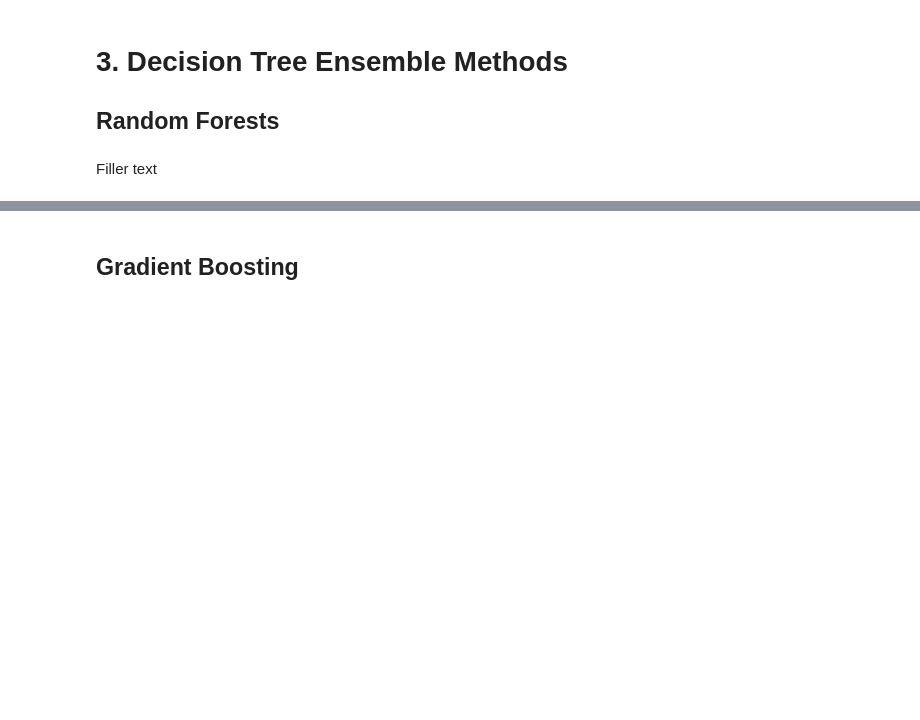
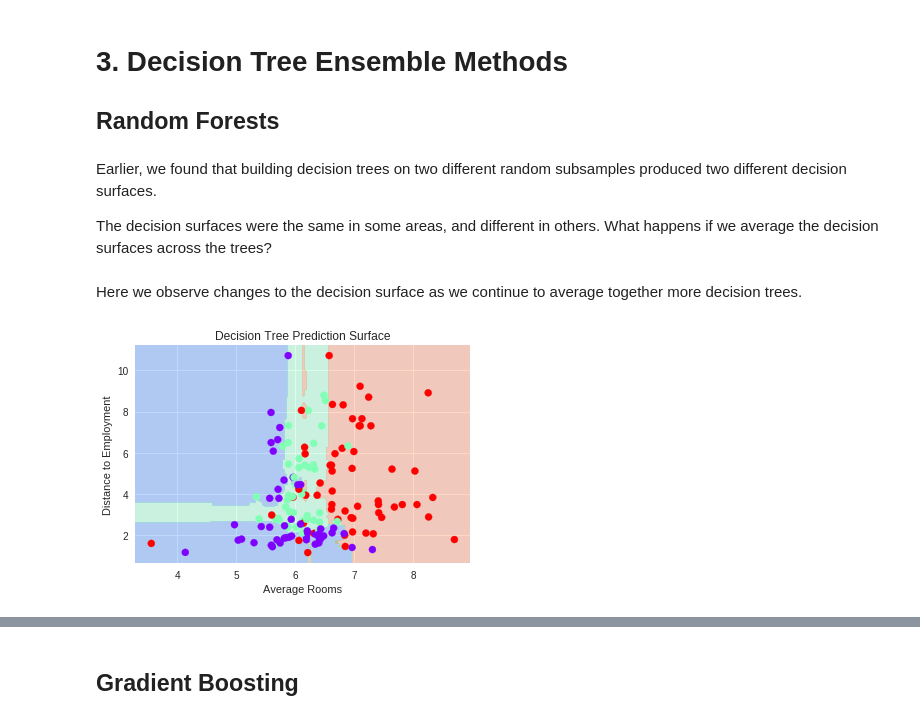
Before and after one commit to EDSDemo/EDSDecisionTrees, a Jupyter notebook: IntroDecisionTrees_EDS.ipynb, the cells around one changed output, grey strips where cells are left out. Drawn from its saved outputs; the diff is of its cells as text; code cells hidden in the pictures; blank space fills up the shorter version.

```diff
--- a/IntroDecisionTrees_EDS.ipynb
+++ b/IntroDecisionTrees_EDS.ipynb
@@ -182,6 +394,10 @@ plot_tree_boundaries(8, train_sub2_x, train_sub2_y)
 # 3. Decision Tree Ensemble Methods
 
 ## Random Forests
+# %% [markdown]
+Earlier, we found that building decision trees on two different random subsamples produced two different decision surfaces.
+
+The decision surfaces were the same in some areas, and different in others. What happens if we average the decision surfaces across the trees?
 # %%
 from sklearn.ensemble import RandomForestClassifier, RandomForestRegressor
 # %%
@@ -199,7 +415,7 @@ def plot_random_forest(n_estimators=1):
 
     par.scatter(data_x.values[:,0], data_x.values[:,1], c = data_y, s = 50, cmap = cmap, clim = (data_y.min(), data_y.max()), zorder = 3)
     par.axis('tight')
-    par.axis('off')
+    #par.axis('off')
     lim_x = par.get_xlim()
     lim_y = par.get_ylim()
 
@@ -216,9 +432,14 @@ def plot_random_forest(n_estimators=1):
                                cmap=cmap, zorder = 1)
 
     par.set(xlim = lim_x, ylim = lim_y)
+    par.set_xlabel('Average Rooms')
+    par.set_ylabel('Distance to Employment')
+    par.set_title("Decision Tree Prediction Surface")
-# %% [markdown]
-Filler text
+# %% [markdown]
+Here we observe changes to the decision surface as we continue to average together more decision trees.
 # %%
 #@title Watch how the decision surface changes as we add more trees. { run: "auto" }
-n_estimators = 1 #@param {type:"slider", min:1, max:100, step:1}
+n_estimators = 100 #@param {type:"slider", min:1, max:100, step:1}
 plot_random_forest(n_estimators)
+# %% [output]
+[figure, added]
```
Also changed, not shown: parts of 53 cells of this notebook.
